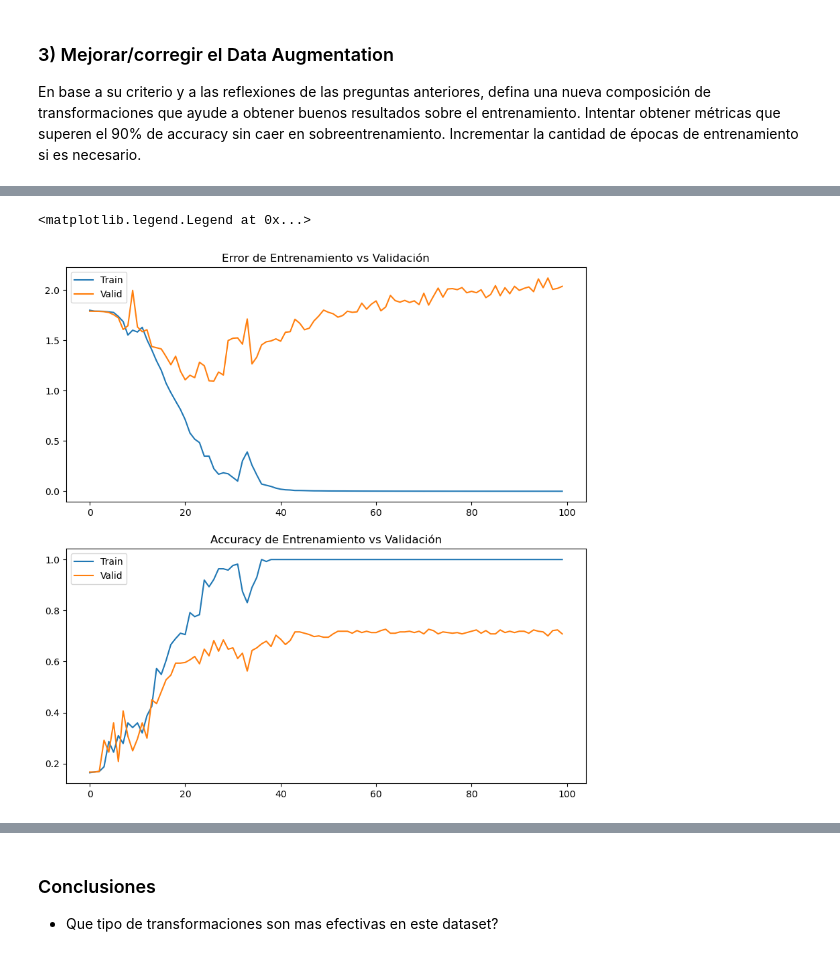
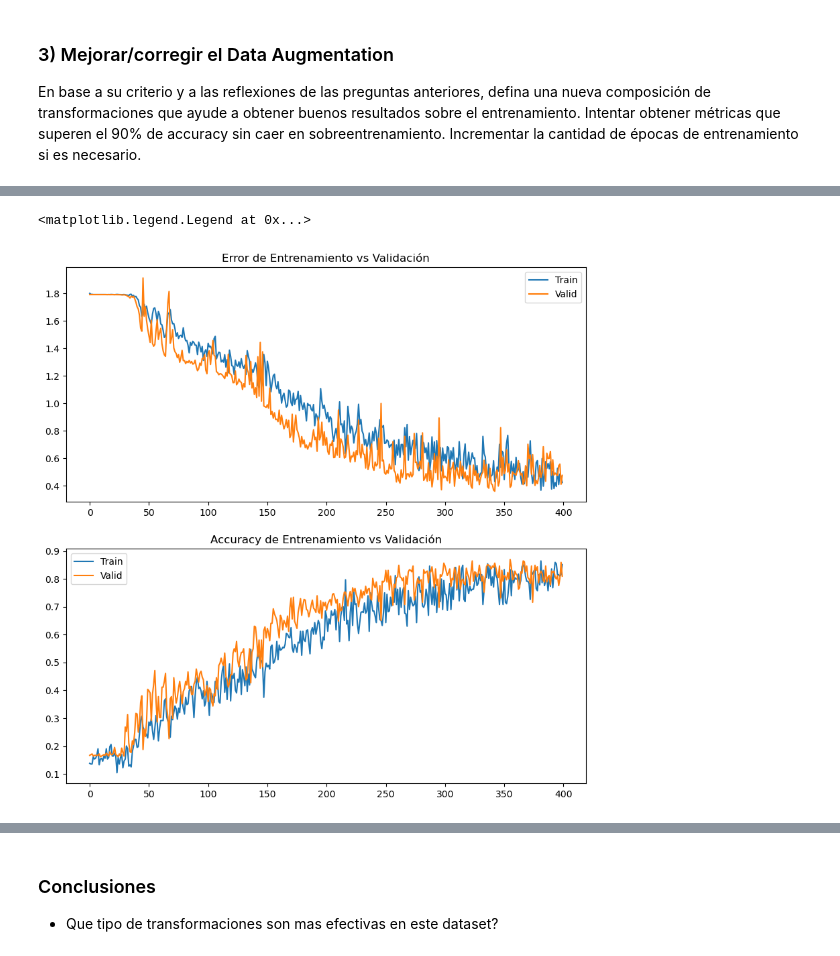
Before and after one commit to juanpsch/vision_computadora_II, a Jupyter notebook: Clase_1/Clase 1 - Ejercicio Dataset Manos - 13co2023.ipynb, the cells around one changed output, grey strips where cells are left out. Saved outputs shown, nothing was run; the diff lists cells and outputs as text; code cells hidden in the pictures.

```diff
--- a/Clase_1/Clase 1 - Ejercicio Dataset Manos - 13co2023.ipynb
+++ b/Clase_1/Clase 1 - Ejercicio Dataset Manos - 13co2023.ipynb
@@ -371,6 +371,11 @@ En base a su criterio y a las reflexiones de las preguntas anteriores, defina un
 # %%
 new_aug_data_transforms = torchvision.transforms.Compose([
                             ### COMPLETAR CON TRANSFORMACIONES
+                            torchvision.transforms.RandomHorizontalFlip(0.5),
+                            # torchvision.transforms.RandomResizedCrop(size=(64, 64), scale=(0.2, 0.7)),
+                            torchvision.transforms.RandomRotation(degrees=90),
+                            torchvision.transforms.RandomPerspective(0.8),
+                            # torchvision.transforms.RandomGrayscale(0.5),
                             torchvision.transforms.ToTensor(),
                         ])
 
@@ -392,7 +397,7 @@ history = train(new_aug_conv_model,
                 new_aug_loss,
                 new_aug_metric,
                 new_aug_data,
-                100,
+                400,
                 new_aug_writer)
 
 fig, axs = plt.subplots(2, 1, figsize=(10, 10))
@@ -427,2 +432,2 @@ Epoch: 100/100 - Train loss 0.000484 - Train Accuracy 1.000000 - Valid Loss 2.03
 <matplotlib.legend.Legend at 0x...>
-[figure, old version]
+[figure, new version]
```
Also changed, not shown: parts of 2 cells of this notebook, 1 other file.
